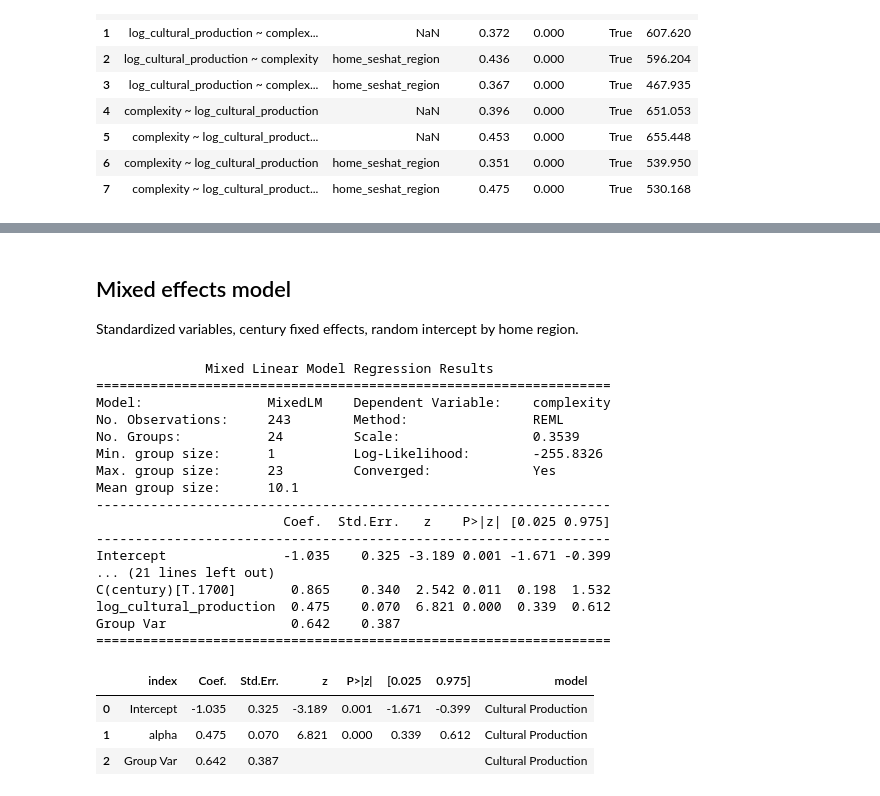
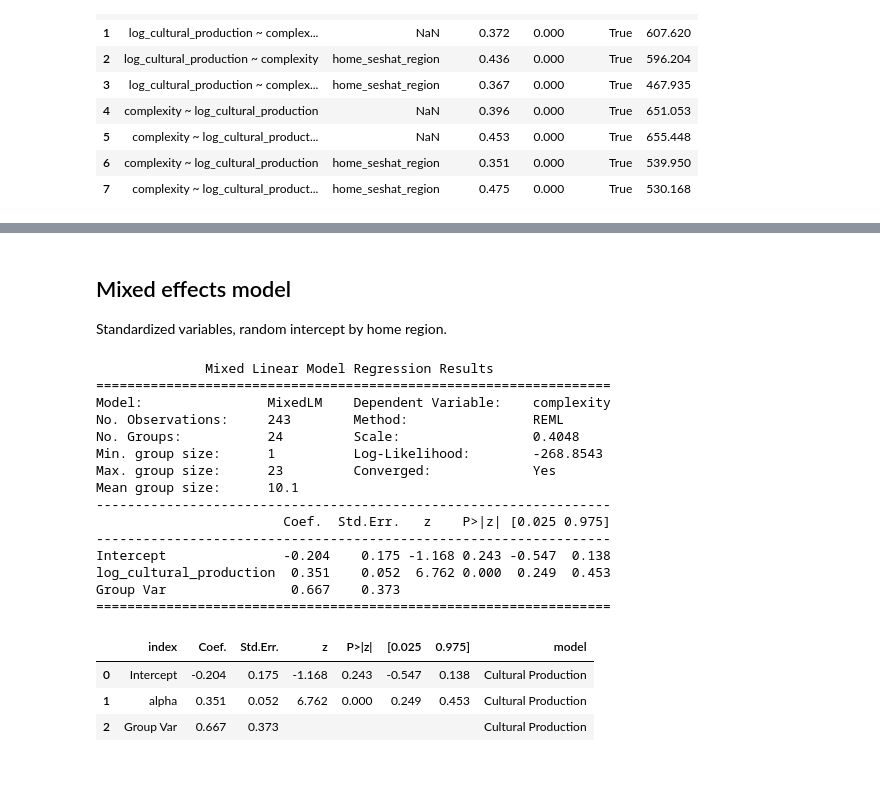
Before and after one commit to charlesdedampierre/seshat_cultura, a Jupyter notebook: notebooks/03_association_complexity_cultural_production.ipynb, the cells around one changed output, grey strips where cells are left out. Drawn from its saved outputs; the diff is of its cells as text; code cells hidden in the pictures.

Commit message:
Keep only the mixed effects model, without time control

```diff
--- a/notebooks/03_association_complexity_cultural_production.ipynb
+++ b/notebooks/03_association_complexity_cultural_production.ipynb
@@ -278,40 +237,40 @@ Notes:
 # %% [markdown]
 ## Mixed effects model
 
-Standardized variables, century fixed effects, random intercept by home region.
+Standardized variables, random intercept by home region.
 # %%
+tables_dict = {}
+
 # Mixed Effects Model
-model = smf.mixedlm("complexity ~ log_cultural_production + C(century)", standardized, groups=standardized["home_seshat_region"])
+model = smf.mixedlm("complexity ~ log_cultural_production", standardized, groups=standardized["home_seshat_region"])
 result = model.fit()
 
 # Output model summary to get R-square values if available (typically for OLS, not directly for MixedLM)
 print(result.summary())
 
-sm_table = result.summary().tables[1].loc[['Intercept', 'log_cultural_production', 'Group Var']]
+sm_table = result.summary().tables[1]
 sm_table.index = ['Intercept', 'alpha', 'Group Var']
 sm_table['model'] = 'Cultural Production'
 sm_table = sm_table.reset_index()
 tables_dict['Cultural Production'] = sm_table
 sm_table
 # %% [output]
               Mixed Linear Model Regression Results
 ==================================================================
 Model:                MixedLM    Dependent Variable:    complexity
 No. Observations:     243        Method:                REML
-No. Groups:           24         Scale:                 0.3539
-Min. group size:      1          Log-Likelihood:        -255.8326
+No. Groups:           24         Scale:                 0.4048
+Min. group size:      1          Log-Likelihood:        -268.8543
 Max. group size:      23         Converged:             Yes
 Mean group size:      10.1
 ------------------------------------------------------------------
                         Coef.  Std.Err.   z    P>|z| [0.025 0.975]
 ------------------------------------------------------------------
-Intercept               -1.035    0.325 -3.189 0.001 -1.671 -0.399
-... (21 lines left out)
-C(century)[T.1700]       0.865    0.340  2.542 0.011  0.198  1.532
-log_cultural_production  0.475    0.070  6.821 0.000  0.339  0.612
-Group Var                0.642    0.387
+Intercept               -0.204    0.175 -1.168 0.243 -0.547  0.138
+log_cultural_production  0.351    0.052  6.762 0.000  0.249  0.453
+Group Var                0.667    0.373
 ==================================================================
 |  | index | Coef. | Std.Err. | z | P>|z| | [0.025 | 0.975] | model |
-| 0 | Intercept | -1.035 | 0.325 | -3.189 | 0.001 | -1.671 | -0.399 | Cultural Production |
-| 1 | alpha | 0.475 | 0.070 | 6.821 | 0.000 | 0.339 | 0.612 | Cultural Production |
-| 2 | Group Var | 0.642 | 0.387 |  |  |  |  | Cultural Production |
+| 0 | Intercept | -0.204 | 0.175 | -1.168 | 0.243 | -0.547 | 0.138 | Cultural Production |
+| 1 | alpha | 0.351 | 0.052 | 6.762 | 0.000 | 0.249 | 0.453 | Cultural Production |
+| 2 | Group Var | 0.667 | 0.373 |  |  |  |  | Cultural Production |
```
Also changed, not shown: parts of 2 cells of this notebook.
